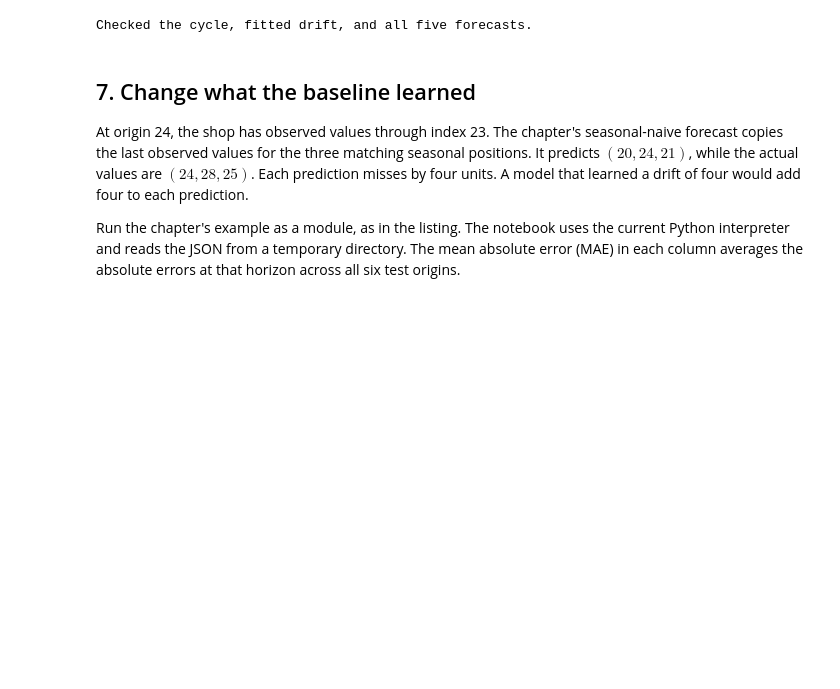
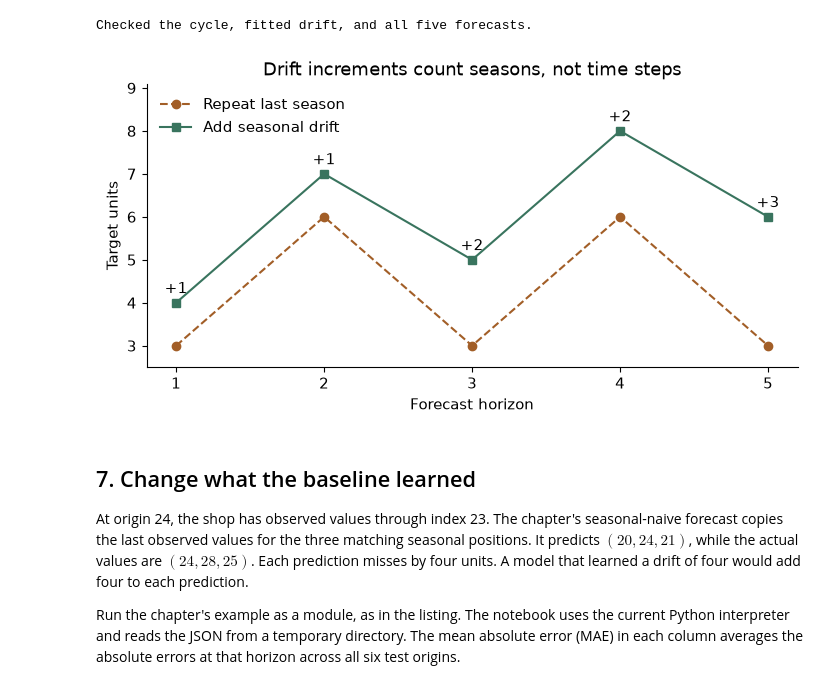
Before and after one commit to jrterven/transformers-book, a Jupyter notebook: solutions/ch27_time_series/python-solutions.ipynb, the cells around one changed output. Cells and saved outputs as stored; diff of their text form; code cells hidden in the pictures; blank space fills up the shorter version.

```diff
--- a/solutions/ch27_time_series/python-solutions.ipynb
+++ b/solutions/ch27_time_series/python-solutions.ipynb
@@ -168,6 +296,21 @@ np.testing.assert_array_equal(
 print("Checked the cycle, fitted drift, and all five forecasts.")
 # %% [output]
 Checked the cycle, fitted drift, and all five forecasts.
+# %%
+fig, ax = plt.subplots(layout="constrained")
+h = np.arange(1, 6)
+ax.plot(h, naive_forecast, "o--", color="#a25e27", label="Repeat last season")
+ax.plot(h, drift_forecast, "s-", color="#39745e", label="Add seasonal drift")
+for x, base, forecast in zip(h, naive_forecast, drift_forecast):
+    ax.annotate(f"+{forecast-base:g}", (x, forecast),
+                xytext=(0,7), textcoords="offset points", ha="center")
+ax.set(xlabel="Forecast horizon", ylabel="Target units", xticks=h,
+       ylim=(2.5,9.1), title="Drift increments count seasons, not time steps")
+ax.legend(frameon=False, loc="upper left")
+display(fig)
+plt.close(fig)
+# %% [output]
+[figure, added]
 # %% [markdown]
 ## 7. Change what the baseline learned
 
```
Also changed, not shown: parts of 23 cells of this notebook, 9 other files.
